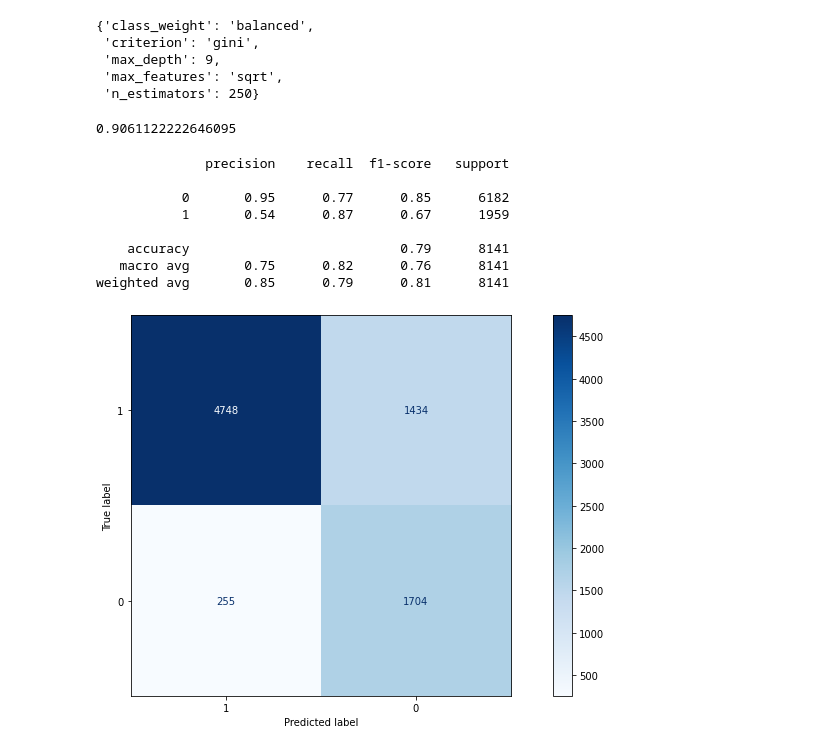
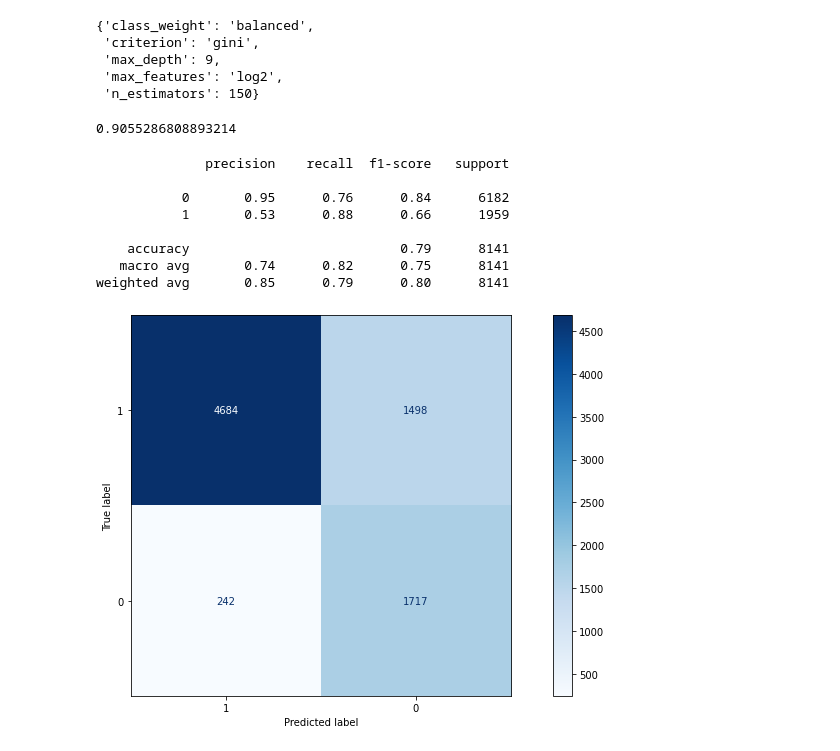
Before and after one commit to ncontinanza/tp-datos-1c2021-de-angelis-riva-continanza, a Jupyter notebook: Parte2/RandomForest.ipynb, the cells around one changed output. Saved outputs shown, nothing was run; the diff lists cells and outputs as text; code cells hidden in the pictures.

Commit message:
Mas modelos ejecutados

```diff
--- a/Parte2/RandomForest.ipynb
+++ b/Parte2/RandomForest.ipynb
@@ -16,8 +16,10 @@ model = RandomForestClassifier()
+# %%
+df_base = preprocessing.preprocessing_base_parte_1(utils.feature_engineering(utils.get_data()))
 # %%
-gscv = GridSearchCV(model, params, scoring='roc_auc', n_jobs=-1)
+gscv_base = GridSearchCV(model, params, scoring='roc_auc', n_jobs=-1, verbose=10)
 # %%
-X_train, X_test, y_train, y_test = train_test_split(df.drop('tiene_alto_valor_adquisitivo',1), df['tiene_alto_valor_adquisitivo'], random_state=112)
+X_train_base, X_test_base, y_train_base, y_test_base = train_test_split(df_base.drop('tiene_alto_valor_adquisitivo',1), df_base['tiene_alto_valor_adquisitivo'], random_state=112)
 # %%
 %%time
-gscv.fit(X_train, y_train)
-score = roc_auc_score(y_test, gscv.predict_proba(X_test)[:,1])
+gscv_base.fit(X_train_base, y_train_base)
+score_base = roc_auc_score(y_test_base, gscv_base.predict_proba(X_test_base)[:,1])
@@ -24,30 +47,30 @@ score = roc_auc_score(y_test, gscv.predict_proba(X_test)[:,1])
 # %%
-gscv.best_params_
+gscv_base.best_params_
 # %% [output]
 {'class_weight': 'balanced',
  'criterion': 'gini',
  'max_depth': 9,
- 'max_features': 'sqrt',
- 'n_estimators': 250}
+ 'max_features': 'log2',
+ 'n_estimators': 150}
-# %%
-score
-# %% [output]
-0.9061122222646095
+# %%
+score_base
+# %% [output]
+0.9055286808893214
 # %%
-print(classification_report(y_test,gscv.predict(X_test)))
+print(classification_report(y_test_base,gscv_base.predict(X_test_base)))
 # %% [output]
               precision    recall  f1-score   support
 
-           0       0.95      0.77      0.85      6182
-           1       0.54      0.87      0.67      1959
+           0       0.95      0.76      0.84      6182
+           1       0.53      0.88      0.66      1959
 
     accuracy                           0.79      8141
-   macro avg       0.75      0.82      0.76      8141
-weighted avg       0.85      0.79      0.81      8141
+   macro avg       0.74      0.82      0.75      8141
+weighted avg       0.85      0.79      0.80      8141
 # %%
 fig, ax = plt.subplots(figsize=(15,7))
 plt.grid(False)
-plot_confusion_matrix(gscv, X_test, y_test, cmap=plt.cm.Blues, display_labels=['1', '0'], ax=ax)
+plot_confusion_matrix(gscv_base, X_test_base, y_test_base, cmap=plt.cm.Blues, display_labels=['1', '0'], ax=ax)
 plt.show()
 # %% [output]
-[figure, old version]
+[figure, new version]
```
Also changed, not shown: parts of 15 cells of this notebook, 5 other files.
